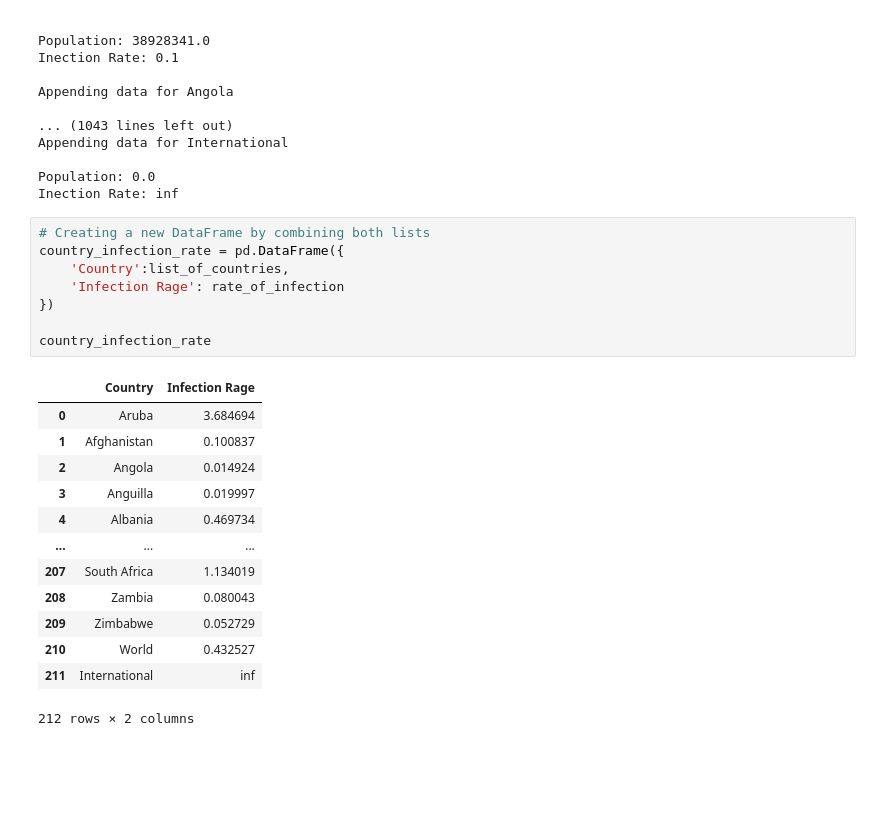
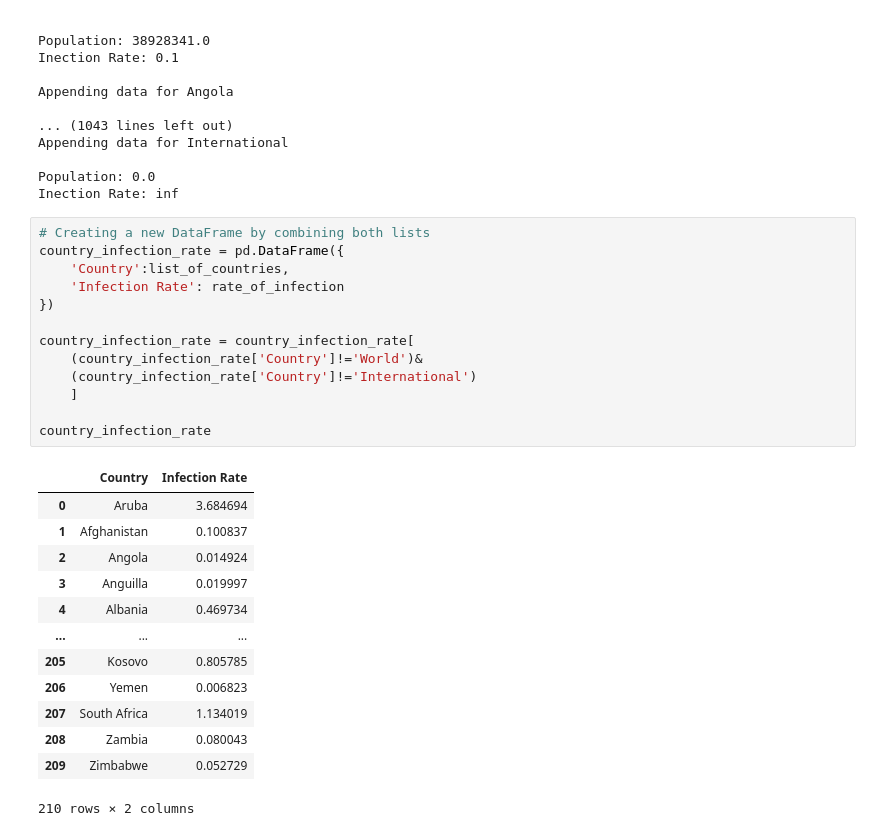
Before and after one commit to skumble27/COVID-19-Causation, a Jupyter notebook: sumukh_kumble/skprojectDraft4.ipynb, the cells around one changed output. Cells and saved outputs as stored; diff of their text form; blank space fills up the shorter version.

```diff
--- a/sumukh_kumble/skprojectDraft4.ipynb
+++ b/sumukh_kumble/skprojectDraft4.ipynb
@@ -499,22 +486,27 @@ Inection Rate: inf
 # %%
 # Creating a new DataFrame by combining both lists
 country_infection_rate = pd.DataFrame({
     'Country':list_of_countries,
-    'Infection Rage': rate_of_infection
+    'Infection Rate': rate_of_infection
 })
 
+country_infection_rate = country_infection_rate[
+    (country_infection_rate['Country']!='World')&
+    (country_infection_rate['Country']!='International')
+    ]
+
 country_infection_rate
 # %% [output]
-|  | Country | Infection Rage |
+|  | Country | Infection Rate |
 | 0 | Aruba | 3.684694 |
 | 1 | Afghanistan | 0.100837 |
 | 2 | Angola | 0.014924 |
 | 3 | Anguilla | 0.019997 |
 | 4 | Albania | 0.469734 |
 | ... | ... | ... |
+| 205 | Kosovo | 0.805785 |
+| 206 | Yemen | 0.006823 |
 | 207 | South Africa | 1.134019 |
 | 208 | Zambia | 0.080043 |
 | 209 | Zimbabwe | 0.052729 |
-| 210 | World | 0.432527 |
-| 211 | International | inf |
-212 rows × 2 columns
+210 rows × 2 columns
```
Also changed, not shown: parts of 3 cells of this notebook, 3 other files.
